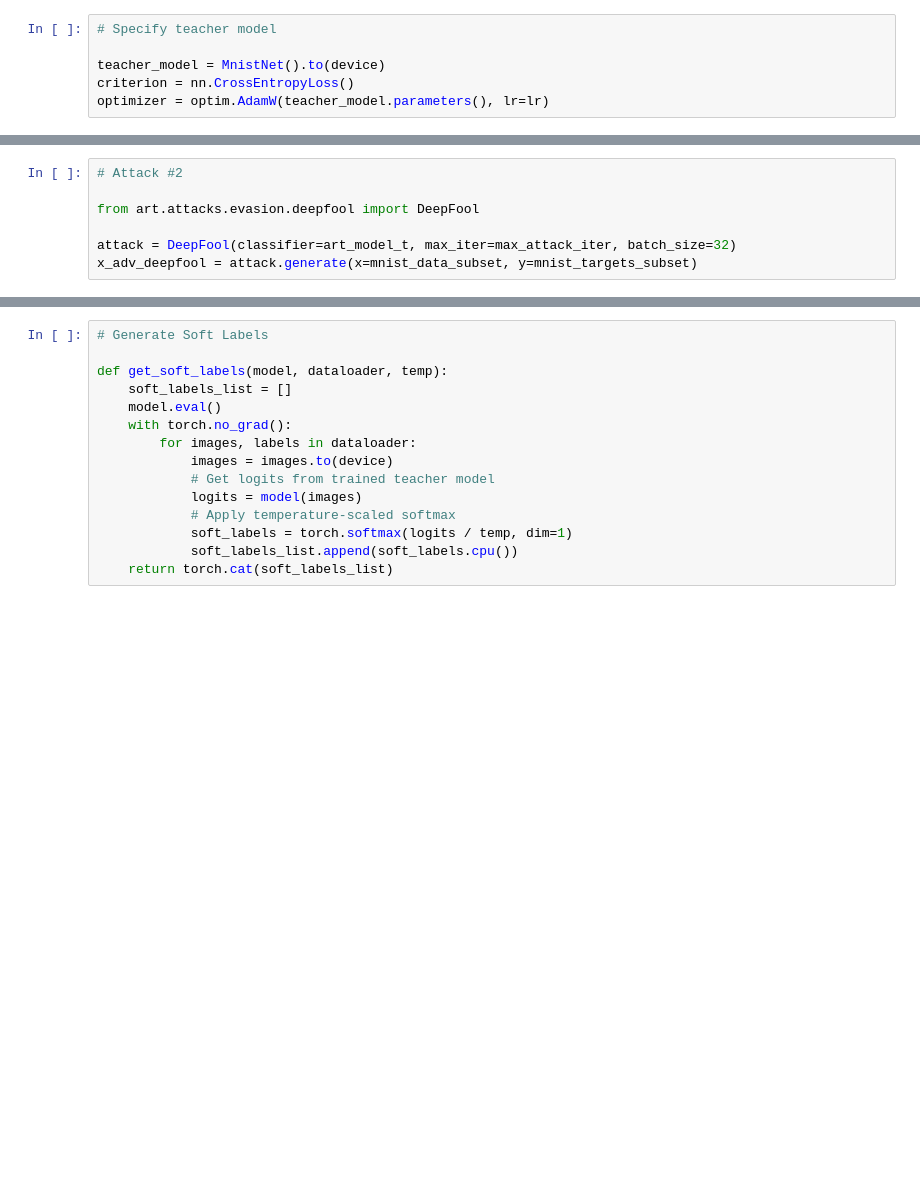
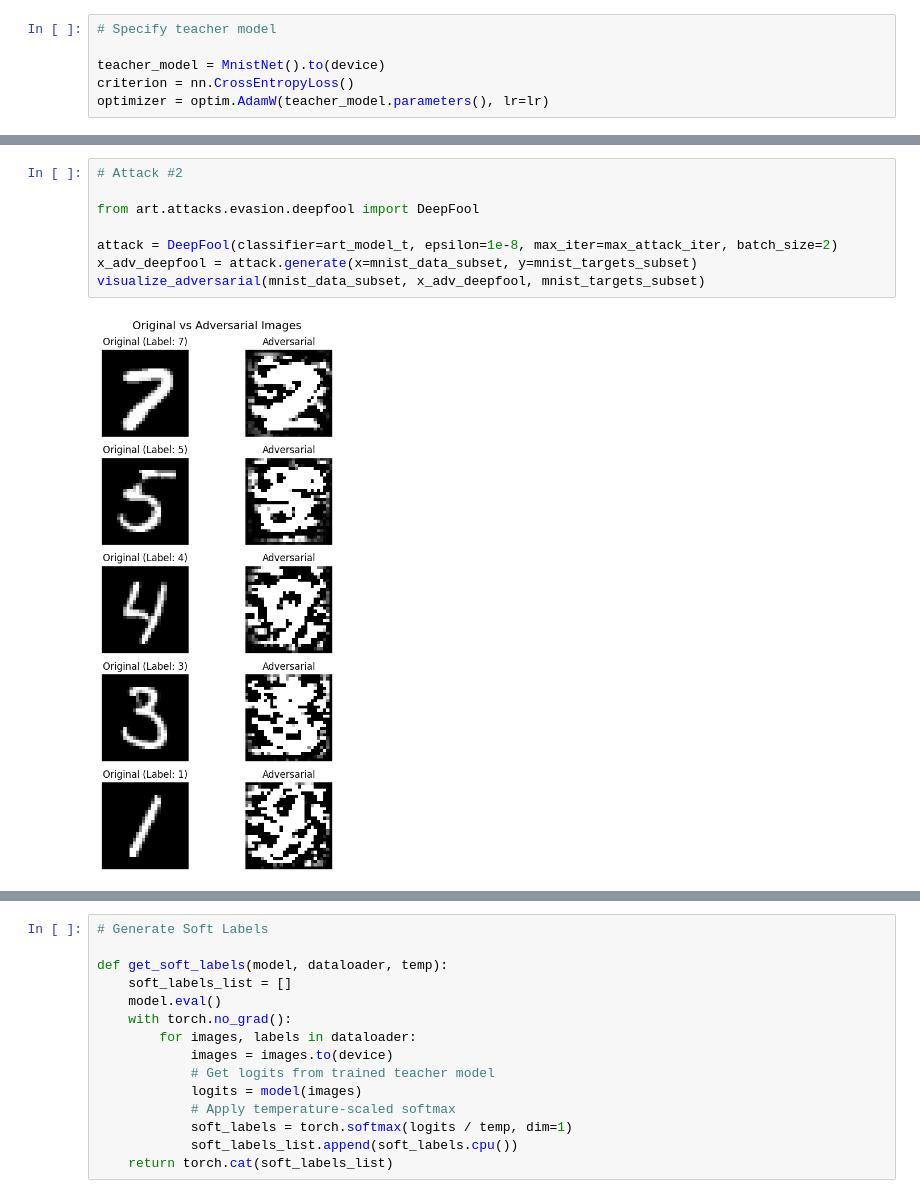
Before and after one commit to DeLnlyMthrLvr/Distillation_experiments, a Jupyter notebook: notebooks/attacks.ipynb, the cells around one changed output, grey strips where cells are left out. Cells and saved outputs as stored; diff of their text form; blank space fills up the shorter version.

```diff
--- a/notebooks/attacks.ipynb
+++ b/notebooks/attacks.ipynb
@@ -197,10 +254,13 @@ x_adv_fgm = attack.generate(x=mnist_data_subset, y=mnist_targets_subset)
 # %%
 # Attack #2
 
 from art.attacks.evasion.deepfool import DeepFool
 
-attack = DeepFool(classifier=art_model_t, max_iter=max_attack_iter, batch_size=32)
+attack = DeepFool(classifier=art_model_t, epsilon=1e-8, max_iter=max_attack_iter, batch_size=2)
 x_adv_deepfool = attack.generate(x=mnist_data_subset, y=mnist_targets_subset)
+visualize_adversarial(mnist_data_subset, x_adv_deepfool, mnist_targets_subset)
+# %% [output]
+[figure, added]
 # %%
 # Attack #3
 
```
Also changed, not shown: parts of 22 cells of this notebook.
